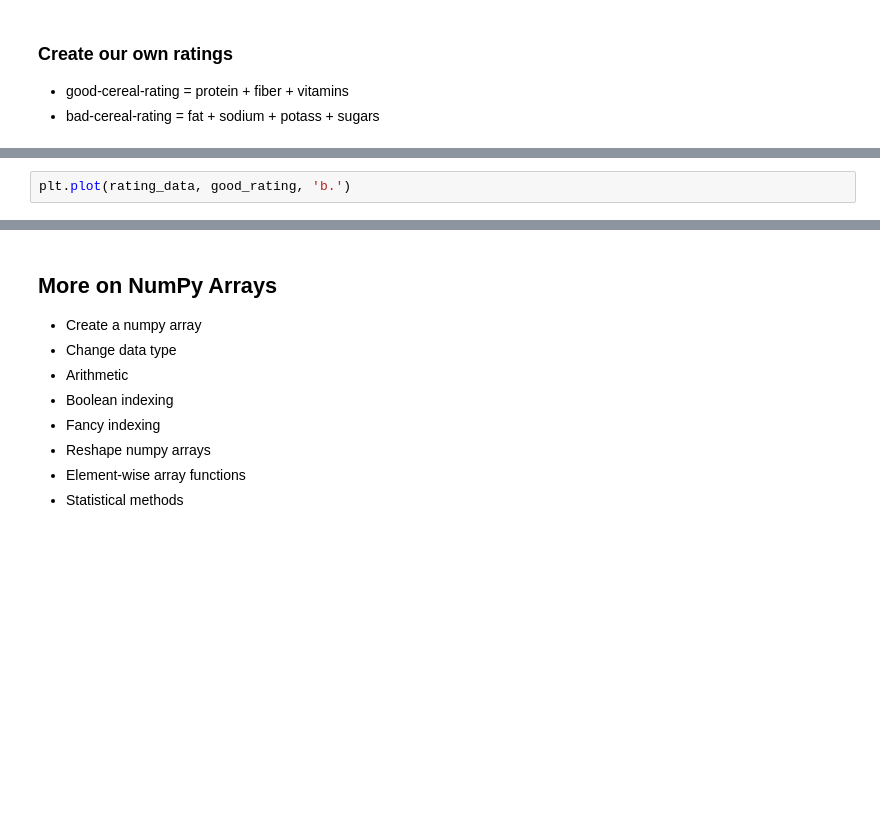
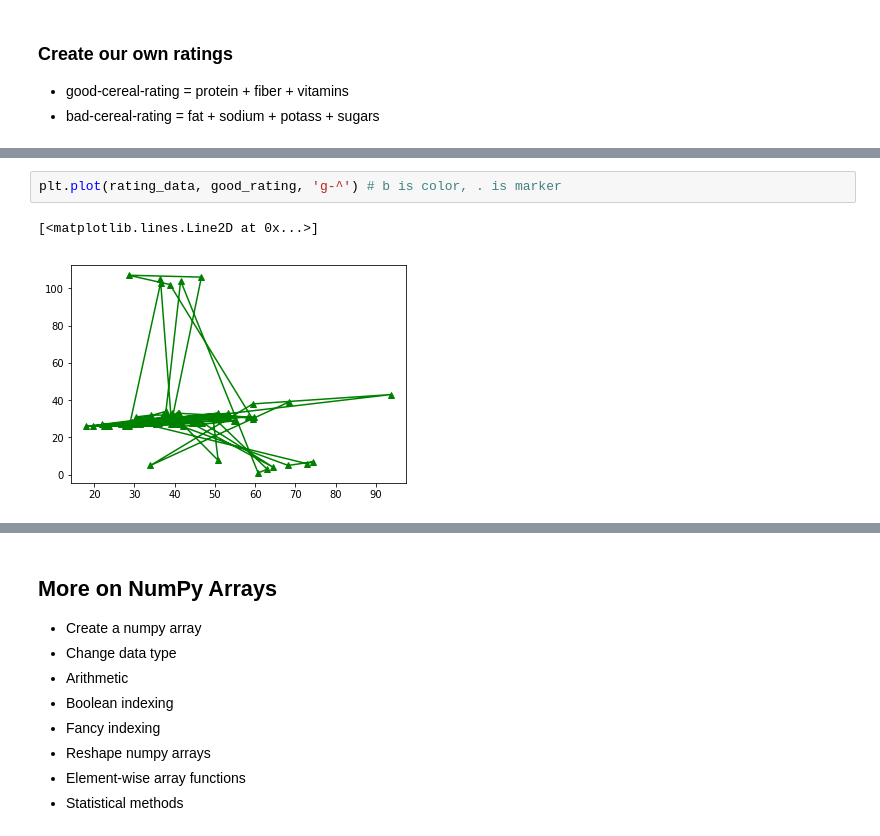
Before and after one commit to ch00226855/CMP464-Fall2019, a Jupyter notebook: Week2_NumPy_Ex.ipynb, the cells around one changed output, grey strips where cells are left out. Saved outputs shown, nothing was run; the diff lists cells and outputs as text; blank space fills up the shorter version.

```diff
--- a/Week2_NumPy_Ex.ipynb
+++ b/Week2_NumPy_Ex.ipynb
@@ -350,2 +472,5 @@ print(good_rating)
 # %%
-plt.plot(rating_data, good_rating, 'b.')
+plt.plot(rating_data, good_rating, 'g-^') # b is color, . is marker
+# %% [output]
+[<matplotlib.lines.Line2D at 0x...>]
+[figure, added]
```
Also changed, not shown: parts of 18 cells of this notebook.
